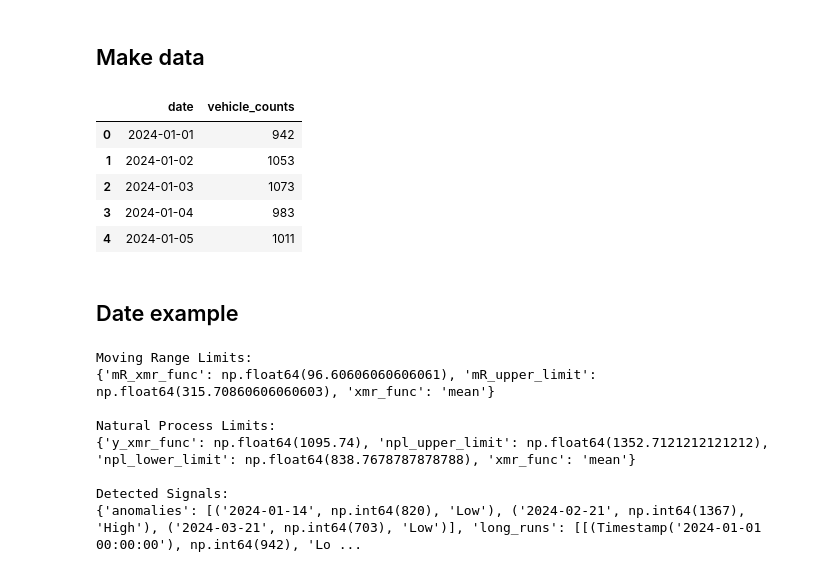
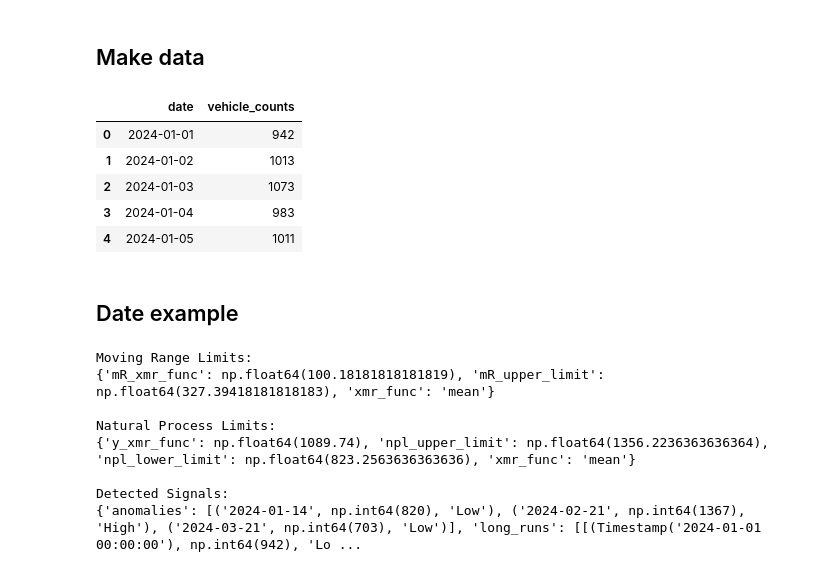
Before and after one commit to stl-alextaciuk/spc_plotly, a Jupyter notebook: example.ipynb, the cells around one changed output. Drawn from its saved outputs; the diff is of its cells as text; code cells hidden in the pictures.

```diff
--- a/example.ipynb
+++ b/example.ipynb
@@ -19,35 +19,35 @@ dates = [start_date + timedelta(days=x) for x in range(100)]
 
 # Generate vehicle counts with some patterns:
 # - Base level around 1000 vehicles
 # - Gradual upward trend
 # - Some random variation
 # - A few anomalies
 
 base_counts = 1000
 trend = np.linspace(0, 200, 100)  # Gradual increase over time
 variation = np.random.normal(0, 50, 100)  # Random daily variation
-weekly_pattern = np.tile([50, 50, 50, -20, -30, -80, -100], 15)[:100]  # Weekly patterns
+weekly_pattern = np.tile([50, 10, 50, -20, -30, -80, -100], 15)[:100]  # Weekly patterns
 
 # Combine components
 vehicle_counts = base_counts + trend + variation + weekly_pattern
 
 # Add some anomalies
 vehicle_counts[25] += 300  # Special event
 vehicle_counts[50:55] += 200  # Construction period
 vehicle_counts[80] -= 400  # Road closure
 
 # Create DataFrame
 data = pd.DataFrame({
     'date': dates,
     'vehicle_counts': vehicle_counts.astype(int)
 })
 
 # Display first few rows
 data.head()
 # %% [output]
 |  | date | vehicle_counts |
 | 0 | 2024-01-01 | 942 |
-| 1 | 2024-01-02 | 1053 |
+| 1 | 2024-01-02 | 1013 |
 | 2 | 2024-01-03 | 1073 |
 | 3 | 2024-01-04 | 983 |
 | 4 | 2024-01-05 | 1011 |
@@ -78,10 +78,10 @@ print(xmr_chart.signals)
 # xmr_chart.y_xmr_func
 # %% [output]
 Moving Range Limits:
-{'mR_xmr_func': np.float64(96.60606060606061), 'mR_upper_limit': np.float64(315.70860606060603), 'xmr_func': 'mean'}
+{'mR_xmr_func': np.float64(100.18181818181819), 'mR_upper_limit': np.float64(327.39418181818183), 'xmr_func': 'mean'}
 
 Natural Process Limits:
-{'y_xmr_func': np.float64(1095.74), 'npl_upper_limit': np.float64(1352.7121212121212), 'npl_lower_limit': np.float64(838.7678787878788), 'xmr_func': 'mean'}
+{'y_xmr_func': np.float64(1089.74), 'npl_upper_limit': np.float64(1356.2236363636364), 'npl_lower_limit': np.float64(823.2563636363636), 'xmr_func': 'mean'}
 
 Detected Signals:
 {'anomalies': [('2024-01-14', np.int64(820), 'Low'), ('2024-02-21', np.int64(1367), 'High'), ('2024-03-21', np.int64(703), 'Low')], 'long_runs': [[(Timestamp('2024-01-01 00:00:00'), np.int64(942), 'Lo ...
```
Also changed, not shown: parts of 5 cells of this notebook, 2 other files.
